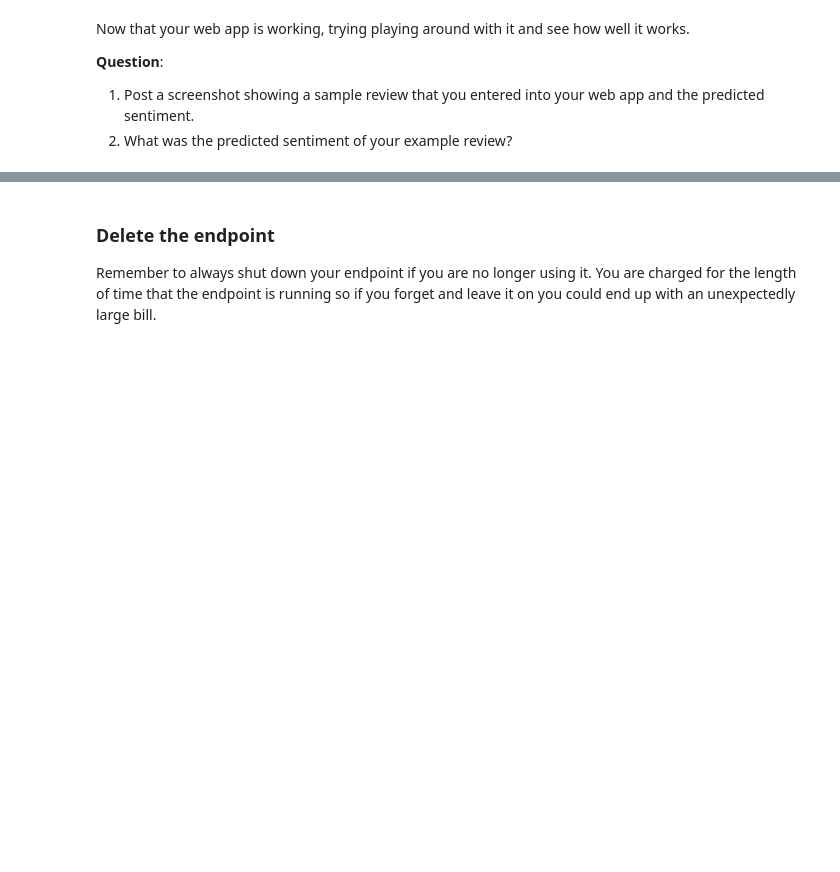
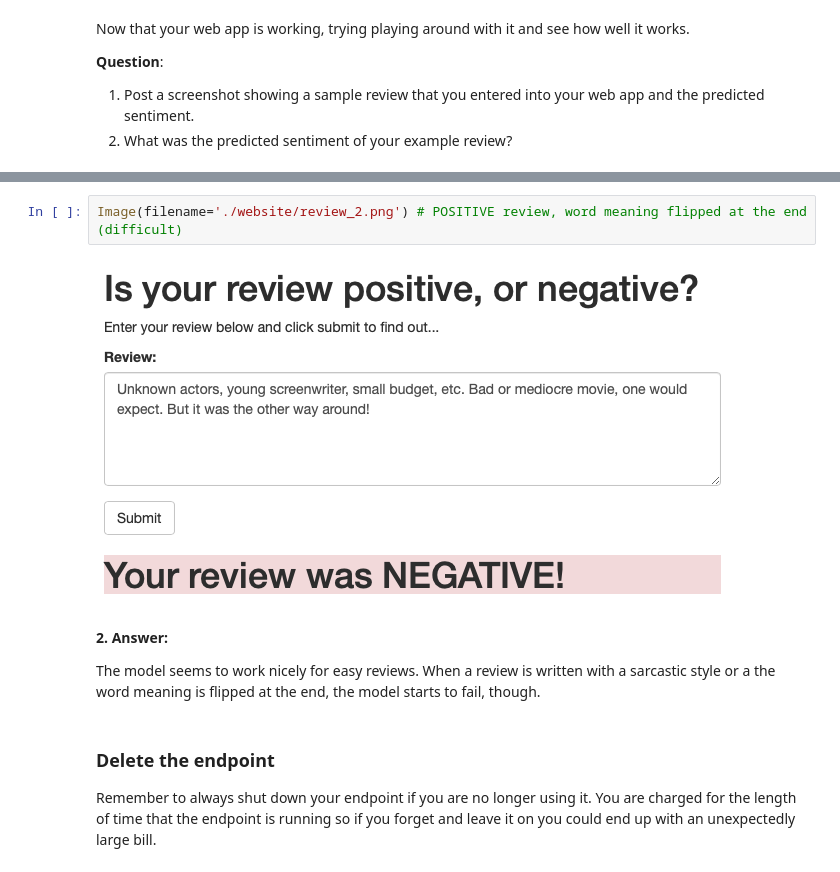
Before and after one commit to mxagar/sentiment_rnn_aws_deployment, a Jupyter notebook: src/SageMaker_Sentiment_Analysis_Project.ipynb, the cells around one changed output, grey strips where cells are left out. Drawn from its saved outputs; the diff is of its cells as text; blank space fills up the shorter version.

```diff
--- a/src/SageMaker_Sentiment_Analysis_Project.ipynb
+++ b/src/SageMaker_Sentiment_Analysis_Project.ipynb
@@ -931,3 +970,11 @@ Image(filename='output.png') # change the screenshot filename
+# %%
+Image(filename='./website/review_2.png') # POSITIVE review, word meaning flipped at the end (difficult)
+# %% [output]
+[figure, added]
+# %% [markdown]
+**2. Answer:**
+
+The model seems to work nicely for easy reviews. When a review is written with a sarcastic style or a the word meaning is flipped at the end, the model starts to fail, though.
 # %% [markdown]
 ### Delete the endpoint
 
```
Also changed, not shown: parts of 18 cells of this notebook.
